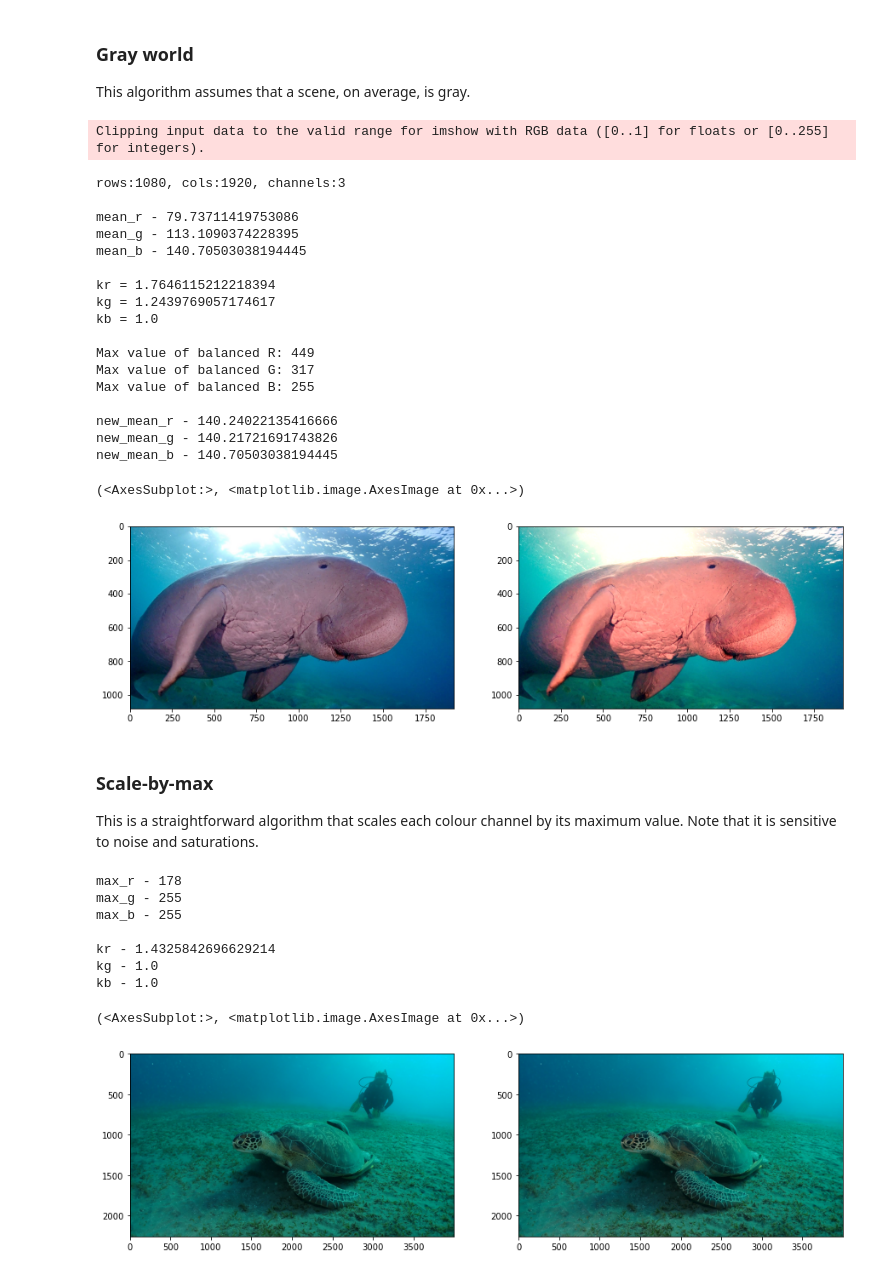
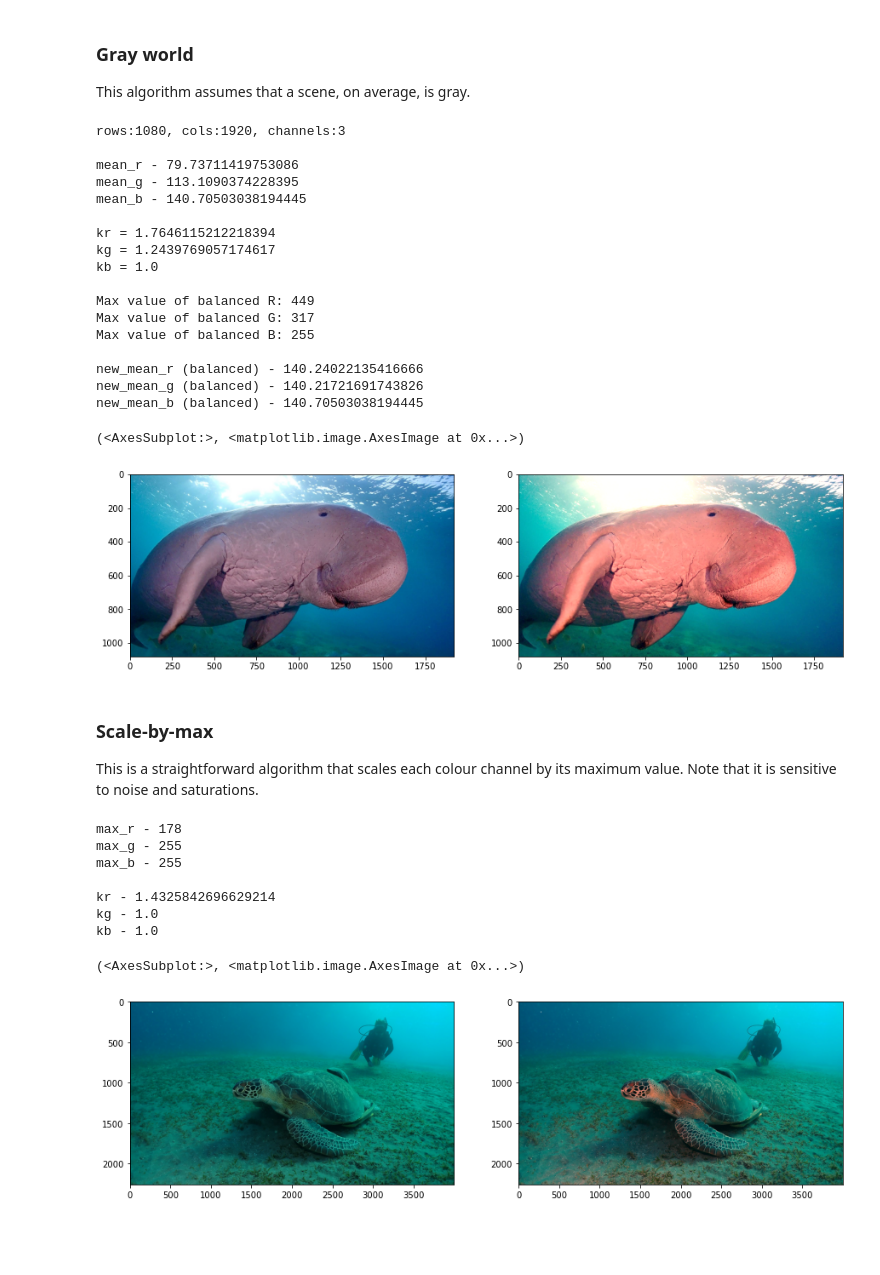
Before and after one commit to sergesv77/ComputerVision, a Jupyter notebook: Homework2.ipynb, the cells around one changed output. Saved outputs shown, nothing was run; the diff lists cells and outputs as text; code cells hidden in the pictures; blank space fills up the shorter version.

```diff
--- a/Homework2.ipynb
+++ b/Homework2.ipynb
@@ -95,24 +95,13 @@ print(f'kg = {kg}')
 print(f'kb = {kb}')
 
 # Apply color balancing and generate the balanced image
-# !!! we use uint32 to let values go above max 255 rather than gaining wrong values like 255+1=0
-# plt.imshow will do clipping for us :)
 balanced = np.zeros_like(img, dtype=np.uint32)
 
 modifier = 1 # just to play with :)
 
-# a FASTER way to calculate new image channels
 balanced[..., R] = img[..., R] * kr * modifier
 balanced[..., G] = img[..., G] * kg * modifier
 balanced[..., B] = img[..., B] * kb * modifier
-
-
-# this way we can control situation when value exceeds max 255 but it works MUCH slower
-# for row in range(rows):
-#     for col in range(cols):
-#         balanced[row, col, R] = 255 if img[row, col, R] * kr * modifier > 255 else img[row, col, R] * kr * modifier
-#         balanced[row, col, G] = 255 if img[row, col, G] * kg * modifier > 255 else img[row, col, G] * kg * modifier
-#         balanced[row, col, B] = 255 if img[row, col, B] * kb * modifier > 255 else img[row, col, B] * kb * modifier
 
 print(f'\nMax value of balanced R: ', end='')
 print(f'{np.max(balanced[...,R])}')
@@ -133,27 +122,26 @@ print(f'new_mean_b (balanced) - {new_mean_b}')
 
 # Show the original and the balanced image side by side
 plt.subplot(121), plt.imshow(img)
-plt.subplot(122), plt.imshow(balanced)
+plt.subplot(122), plt.imshow(np.clip(balanced, 0, 255))
 # %% [output]
-Clipping input data to the valid range for imshow with RGB data ([0..1] for floats or [0..255] for integers).
+rows:1080, cols:1920, channels:3
+
+mean_r - 79.73711419753086
+mean_g - 113.1090374228395
+mean_b - 140.70503038194445
+
+kr = 1.7646115212218394
+kg = 1.2439769057174617
+kb = 1.0
+
+Max value of balanced R: 449
+Max value of balanced G: 317
+Max value of balanced B: 255
+
+new_mean_r (balanced) - 140.24022135416666
+new_mean_g (balanced) - 140.21721691743826
+new_mean_b (balanced) - 140.70503038194445
-rows:1080, cols:1920, channels:3
-
-mean_r - 79.73711419753086
-mean_g - 113.1090374228395
-mean_b - 140.70503038194445
-
-kr = 1.7646115212218394
-kg = 1.2439769057174617
-kb = 1.0
-
-Max value of balanced R: 449
-Max value of balanced G: 317
-Max value of balanced B: 255
-
-new_mean_r - 140.24022135416666
-new_mean_g - 140.21721691743826
-new_mean_b - 140.70503038194445
+(<AxesSubplot:>, <matplotlib.image.AxesImage at 0x...>)
-(<AxesSubplot:>, <matplotlib.image.AxesImage at 0x...>)
 [figure]
 # %% [markdown]
 ### Scale-by-max
@@ -177,32 +165,32 @@ print(f'max_g - {max_g}')
 print(f'max_b - {max_b}')
 
 kr = 255 / max_r
 kg = 255 / max_g
 kb = 255 / max_b
 
 print(f'\nkr - {kr}')
 print(f'kg - {kg}')
 print(f'kb - {kb}')
 
 # Apply scale-by-max balancing and generate the balanced image
 balanced = np.zeros_like(img, dtype=np.uint32)
 
 modifier = 1
 
 balanced[..., R] = img[..., R] * kr * modifier
 balanced[..., G] = img[..., G] * kg * modifier
 balanced[..., B] = img[..., B] * kb * modifier
 
 
 plt.subplot(121), plt.imshow(img)
-plt.subplot(122), plt.imshow(balanced)
+plt.subplot(122), plt.imshow(np.clip(balanced, 0, 255))
 # %% [output]
 max_r - 178
 max_g - 255
 max_b - 255
 
 kr - 1.4325842696629214
 kg - 1.0
 kb - 1.0
 (<AxesSubplot:>, <matplotlib.image.AxesImage at 0x...>)
-[figure, old version]
+[figure, new version]
```
